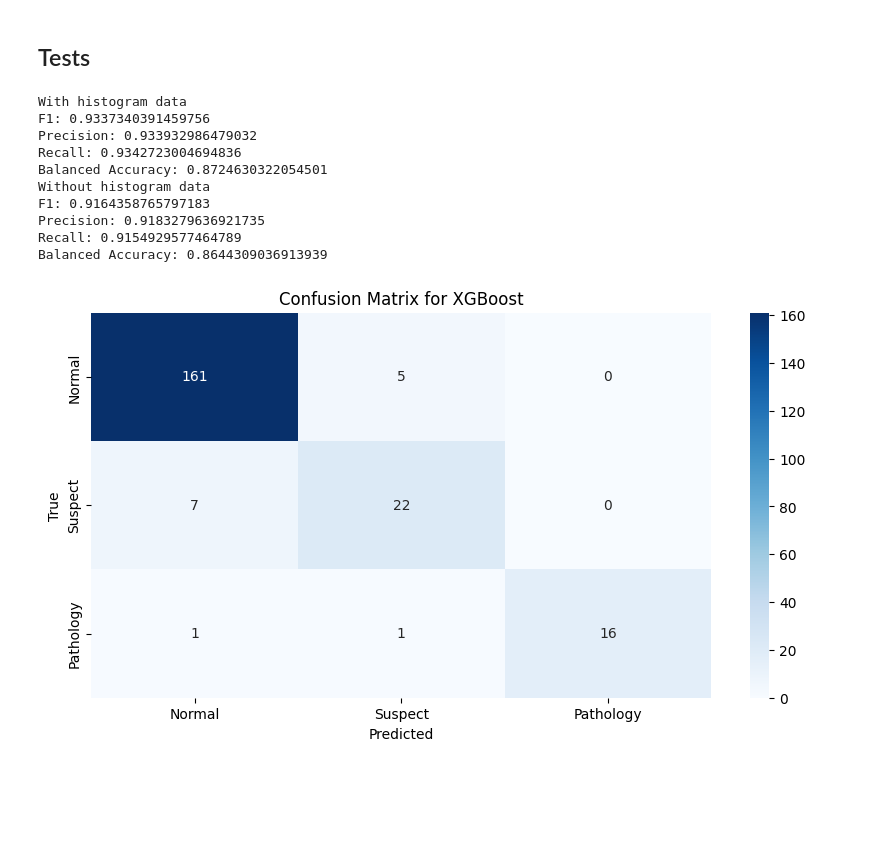
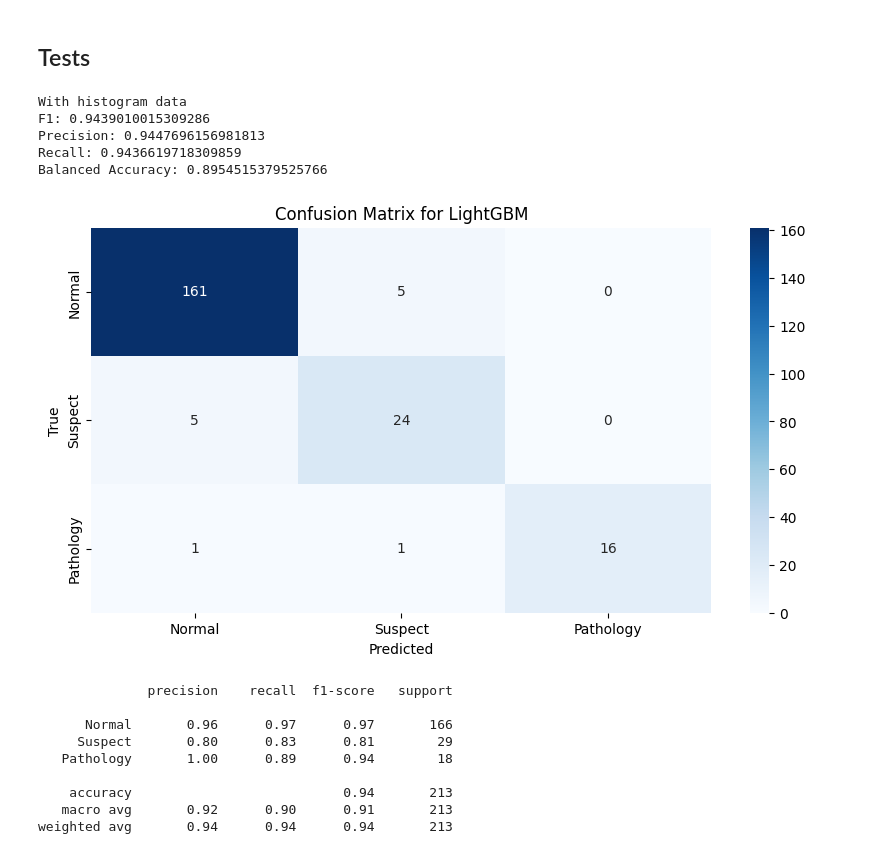
Before and after one commit to arthurcbaia/MC906, a Jupyter notebook: model_training.ipynb, the cells around one changed output. Saved outputs shown, nothing was run; the diff lists cells and outputs as text; code cells hidden in the pictures; blank space fills up the shorter version.

```diff
--- a/model_training.ipynb
+++ b/model_training.ipynb
@@ -174,7 +177,6 @@ models_params = {
         "params": {
             "n_estimators": [50, 100, 200],
             "learning_rate": [0.01, 0.1, 1.0],
-            "algorithm": ['SAMME', 'SAMME.R']
         }
     },
     "SVM": {
@@ -182,7 +184,8 @@ models_params = {
         "params": {
             "C": [0.1, 1, 10],
             "kernel": ['linear', 'rbf', 'poly'],
-            "gamma": ['scale', 'auto']
+            "gamma": ['scale', 'auto'],
+            "degree": [3, 5, 7]
         }
     },
     "KNN": {
@@ -351,53 +344,62 @@ y_test_without_hist = test_without_hist["fetal_health"]
 
 print('With histogram data')
 
-test_results['XGBoost'] = test_model(
-    best_estimators['XGBoost'], x_test, y_test)
-
-print('Without histogram data')
-
-test_results['XGBoost'] = test_model(
-    best_estimators_without_estimators['CatBoost'], x_test_without_hist, y_test_without_hist)
+test_results['LightGBM'] = test_model(
+    best_estimators['LightGBM'] , x_test, y_test)
 # %% [output]
 With histogram data
-F1: 0.9337340391459756
-Precision: 0.933932986479032
-Recall: 0.9342723004694836
-Balanced Accuracy: 0.8724630322054501
-Without histogram data
-F1: 0.9164358765797183
-Precision: 0.9183279636921735
-Recall: 0.9154929577464789
-Balanced Accuracy: 0.8644309036913939
+F1: 0.9439010015309286
+Precision: 0.9447696156981813
+Recall: 0.9436619718309859
+Balanced Accuracy: 0.8954515379525766
 # %%
 # matrix confusion
 import seaborn as sns
 from sklearn.metrics import confusion_matrix
 
 y_test = LabelEncoder().fit_transform(y_test)
 
+best_model = 'LightGBM'
 
-model = best_estimators['XGBoost']
+model = best_estimators[f'{best_model}']
 y_pred = model.predict(x_test)
 
 c = confusion_matrix(y_test, y_pred)
 
 # plot
 
 plt.figure(figsize=(10, 5))
 
 sns.heatmap(c, annot=True, fmt="d", cmap="Blues",
             xticklabels=[label2class[i] for i in range(1, 4)],
             yticklabels=[label2class[i] for i in range(1, 4)])
 
-plt.title(f"Confusion Matrix for XGBoost")
+plt.title(f"Confusion Matrix for {best_model}")
 plt.xlabel("Predicted")
 plt.ylabel("True")
 
 
 plt.show()
 # %% [output]
-[figure, old version]
+[figure, new version]
+# %%
+# classification report
+
+model = best_estimators['LightGBM']
+
+y_pred = model.predict(x_test)
+
+print(classification_report(y_test, y_pred, target_names=[label2class[i] for i in range(1, 4)]))
+# %% [output]
+              precision    recall  f1-score   support
+
+      Normal       0.96      0.97      0.97       166
+     Suspect       0.80      0.83      0.81        29
+   Pathology       1.00      0.89      0.94        18
+
+    accuracy                           0.94       213
+   macro avg       0.92      0.90      0.91       213
+weighted avg       0.94      0.94      0.94       213
 # %%
 # plot feature importance for all models
 
```
Also changed, not shown: parts of 8 cells of this notebook.
